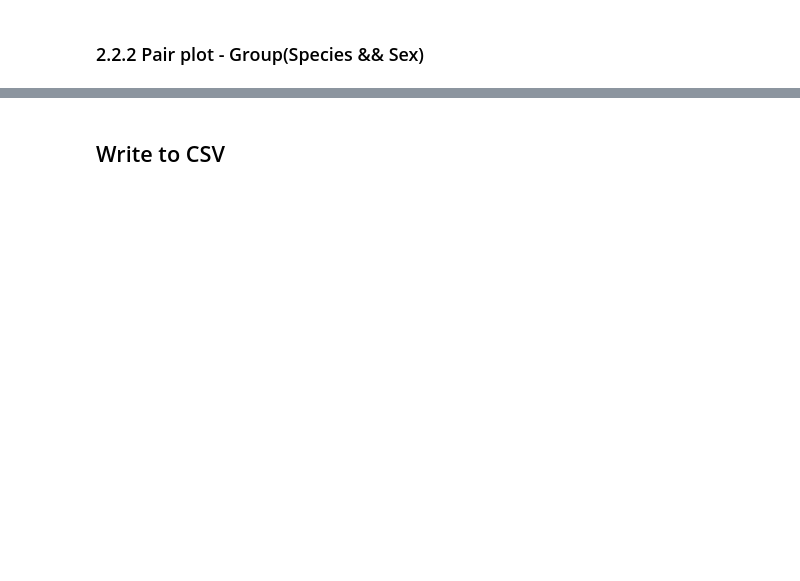
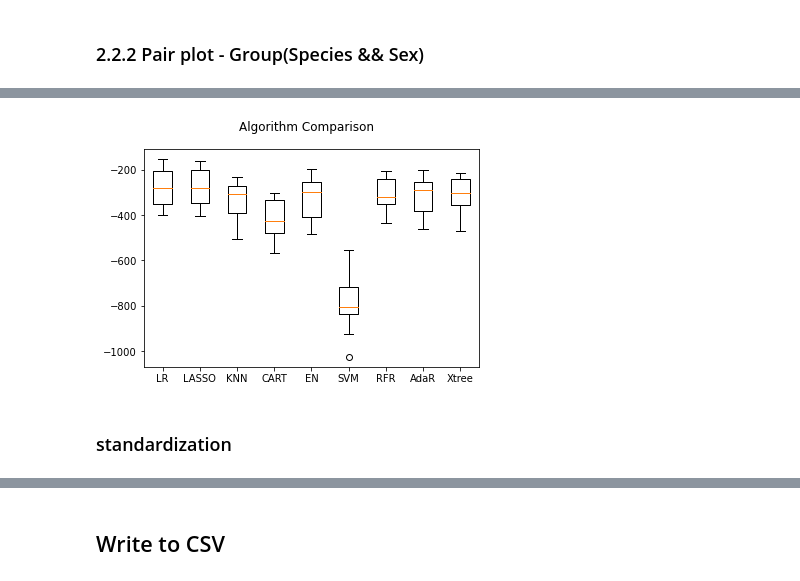
Before and after one commit to E-EE-E/MachineLearning-Study, a Jupyter notebook: Penguin_Weight/wbpark/wbpark_main.ipynb, the cells around one changed output, grey strips where cells are left out. Drawn from its saved outputs; the diff is of its cells as text; code cells hidden in the pictures; blank space fills up the shorter version.

```diff
--- a/Penguin_Weight/wbpark/wbpark_main.ipynb
+++ b/Penguin_Weight/wbpark/wbpark_main.ipynb
@@ -527,0 +459,21 @@ g.map_upper(sns.regplot, scatter=False, truncate=False, ci=True)
+# %%
+from sklearn.linear_model import LinearRegression
+from sklearn.linear_model import Lasso
+from sklearn.tree import DecisionTreeRegressor
+from sklearn.neighbors import KNeighborsRegressor
+from sklearn.ensemble import RandomForestRegressor
+from sklearn.ensemble import AdaBoostRegressor
+from sklearn.ensemble import ExtraTreesRegressor
+from sklearn.linear_model import ElasticNet
+from sklearn.svm import SVR
+
+models = []
+models.append(('LR',LinearRegression()))
+models.append(('LASSO',Lasso()))
+models.append(('KNN',KNeighborsRegressor()))
+models.append(('CART',DecisionTreeRegressor()))
+models.append(('EN',ElasticNet()))
+models.append(('SVM',SVR()))
+models.append(('RFR',RandomForestRegressor()))
+models.append(('AdaR',AdaBoostRegressor()))
+models.append(('Xtree',ExtraTreesRegressor()))
@@ -527,0 +482,16 @@ g.map_upper(sns.regplot, scatter=False, truncate=False, ci=True)
+# %%
+from sklearn.model_selection import KFold
+from sklearn.model_selection import cross_val_score
+
+results =[]
+names = []
+scoring = 'neg_root_mean_squared_error'
+
+for name, model in models:
+    kfold = KFold(n_splits=10,random_state=7,shuffle = True)
+    cv_results = cross_val_score(model,X_train,y_train
+                               ,cv= kfold, scoring=scoring)
+    results.append(cv_results)
+    names.append(name)
+    msg = "%s : %f (%f) "%(name,cv_results.mean(),cv_results.std())
+    print(msg)
@@ -527,0 +508,11 @@ g.map_upper(sns.regplot, scatter=False, truncate=False, ci=True)
+# %%
+fig = plt.figure()
+fig.suptitle('Algorithm Comparison')
+ax = fig.add_subplot(111)
+plt.boxplot(results)
+ax.set_xticklabels(names)
+plt.show()
+# %% [output]
+[figure, added]
+# %% [markdown]
+### standardization
```
Also changed, not shown: parts of 73 cells of this notebook, 5 other files.
